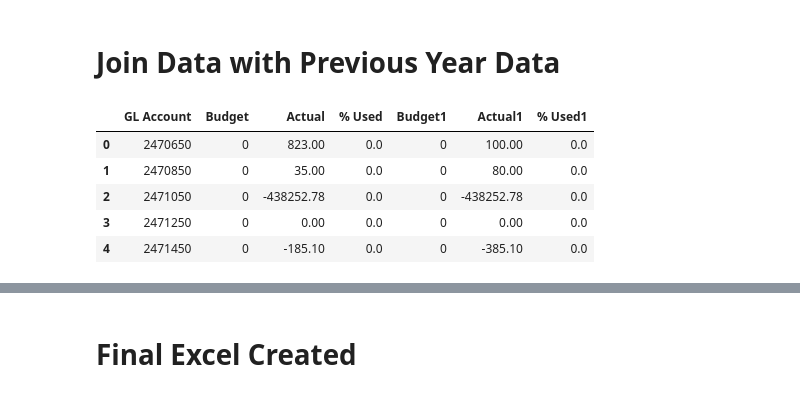
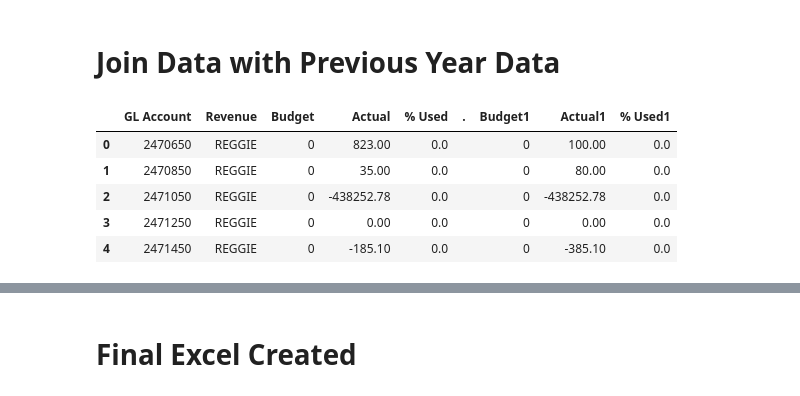
Before and after one commit to ScottySchmidt/accounting-finance-analyst, a Jupyter notebook: QrtRports.ipynb, the cells around one changed output, grey strips where cells are left out. Cells and saved outputs as stored; diff of their text form; code cells hidden in the pictures.

```diff
--- a/QrtRports.ipynb
+++ b/QrtRports.ipynb
@@ -5,8 +5,8 @@
 # %%
 import pandas as pd
 data=r'/kaggle/input/glbaqrt/GLBA.csv'
-joinDF=pd.read_csv(data)
-joinDF.head()
+data=pd.read_csv(data)
+data.head()
 # %% [output]
 |  | GL Account | GL Description | Allocated Budget | Actual | % Used | Available | Budget Officer |
 | 0 | 2470650 | REGGIE | 0 | 823.00 | 0.0 | -823.00 | 1234567 |
@@ -28,0 +17,12 @@ joinDF.head()
+# %%
+from babel.numbers import format_currency
+
+data=data[['GL Account', 'GL Description', 'Allocated Budget', 'Actual', '% Used']].fillna(0)
+data.rename(columns={'Allocated Budget': 'Budget', 'GL Description': 'Revenue'}, inplace=True)
+data.insert(5, " . ", " ")
+
+#CURRENCY:
+#data["Budget"] = data["Budget"].apply(lambda x: format_currency(x, currency="USD", locale="en_US"))
+#data["Actual"] = data["Actual"].apply(lambda x: format_currency(x, currency="USD", locale="en_US"))
+#data['% Used'] = data['% Used'].apply(lambda x: "{0:.2f}%".format(x*100))
+data.head()
@@ -29,9 +36,9 @@ joinDF.head()
 # %% [markdown]
 # Previous Year Data
 # %%
+#READ PREVIOUS QRT DATA:
 data2=r'/kaggle//input/glbaq1/GLBA1.csv'
-pdf=pd.read_csv(data2)
-pDF=pdf[['GL Account', 'Allocated Budget', 'Actual', '% Used']].fillna(0)
-pDF.rename(columns={'Allocated Budget': 'Budget1', 'Actual': 'Actual1','% Used': '% Used1'}, inplace=True)
-pDF.head()
+data2=pd.read_csv(data2)
+data2=data2[['GL Account', 'Allocated Budget', 'Actual', '% Used']].fillna(0)
+data2.head()
 # %% [output]
@@ -43,0 +53,8 @@ pDF.head()
+# %%
+data2.rename(columns={'Allocated Budget': 'Budget1', 'Actual': 'Actual1','% Used': '% Used1'}, inplace=True)
+
+#CHANGE CURRENCY:
+#data2["Budget1"] = data2["Budget1"].apply(lambda x: format_currency(x, currency="USD", locale="en_US"))
+#data2["Actual1"] = data2["Actual1"].apply(lambda x: format_currency(x, currency="USD", locale="en_US"))
+#data2['% Used1'] = data2['% Used1'].apply(lambda x: "{0:.2f}%".format(x*100))
+data2.head()
@@ -44,12 +68,12 @@ pDF.head()
 # %% [markdown]
 # Join Data with Previous Year Data
 # %%
-joinDF=joinDF.merge(pDF, on='GL Account')
-joinDF.head()
+revDF=data.merge(data2, on='GL Account')
+revDF.head()
 # %% [output]
-|  | GL Account | Budget | Actual | % Used | Budget1 | Actual1 | % Used1 |
-| 0 | 2470650 | 0 | 823.00 | 0.0 | 0 | 100.00 | 0.0 |
-| 1 | 2470850 | 0 | 35.00 | 0.0 | 0 | 80.00 | 0.0 |
-| 2 | 2471050 | 0 | -438252.78 | 0.0 | 0 | -438252.78 | 0.0 |
-| 3 | 2471250 | 0 | 0.00 | 0.0 | 0 | 0.00 | 0.0 |
-| 4 | 2471450 | 0 | -185.10 | 0.0 | 0 | -385.10 | 0.0 |
+|  | GL Account | Revenue | Budget | Actual | % Used | . | Budget1 | Actual1 | % Used1 |
+| 0 | 2470650 | REGGIE | 0 | 823.00 | 0.0 |  | 0 | 100.00 | 0.0 |
+| 1 | 2470850 | REGGIE | 0 | 35.00 | 0.0 |  | 0 | 80.00 | 0.0 |
+| 2 | 2471050 | REGGIE | 0 | -438252.78 | 0.0 |  | 0 | -438252.78 | 0.0 |
+| 3 | 2471250 | REGGIE | 0 | 0.00 | 0.0 |  | 0 | 0.00 | 0.0 |
+| 4 | 2471450 | REGGIE | 0 | -185.10 | 0.0 |  | 0 | -385.10 | 0.0 |
```
Also changed, not shown: parts of 16 cells of this notebook.
